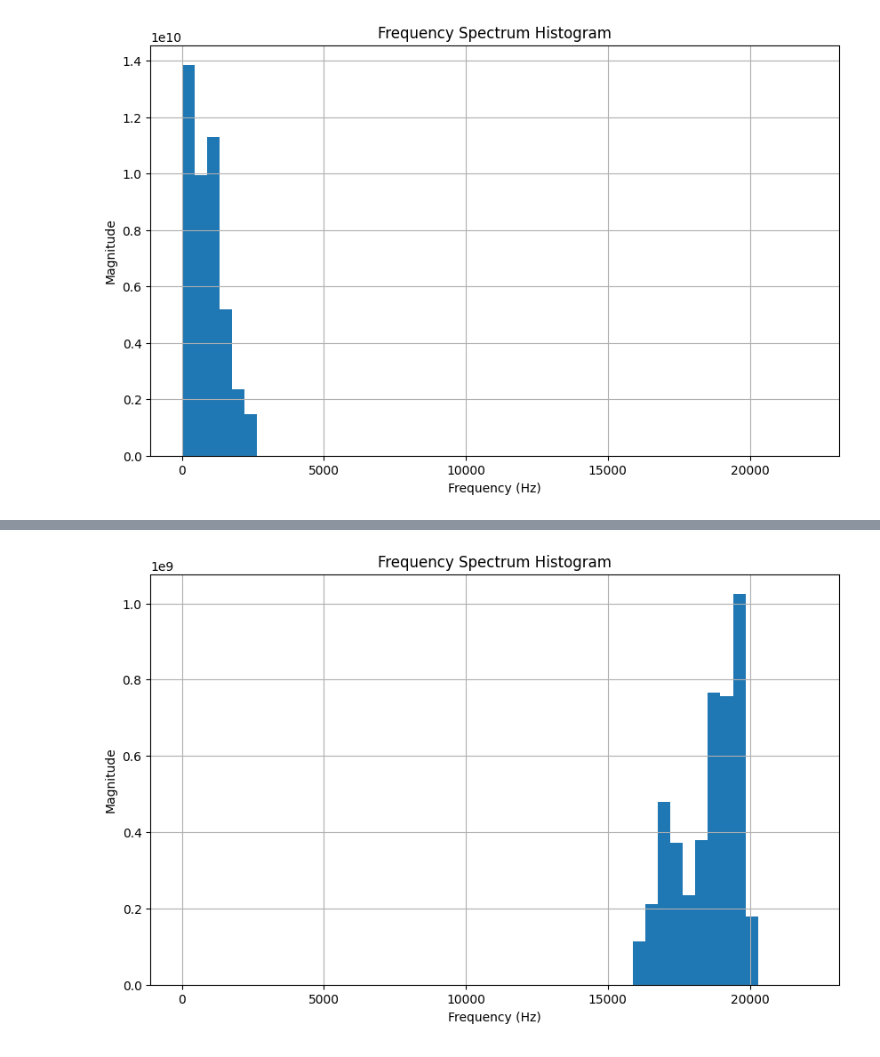
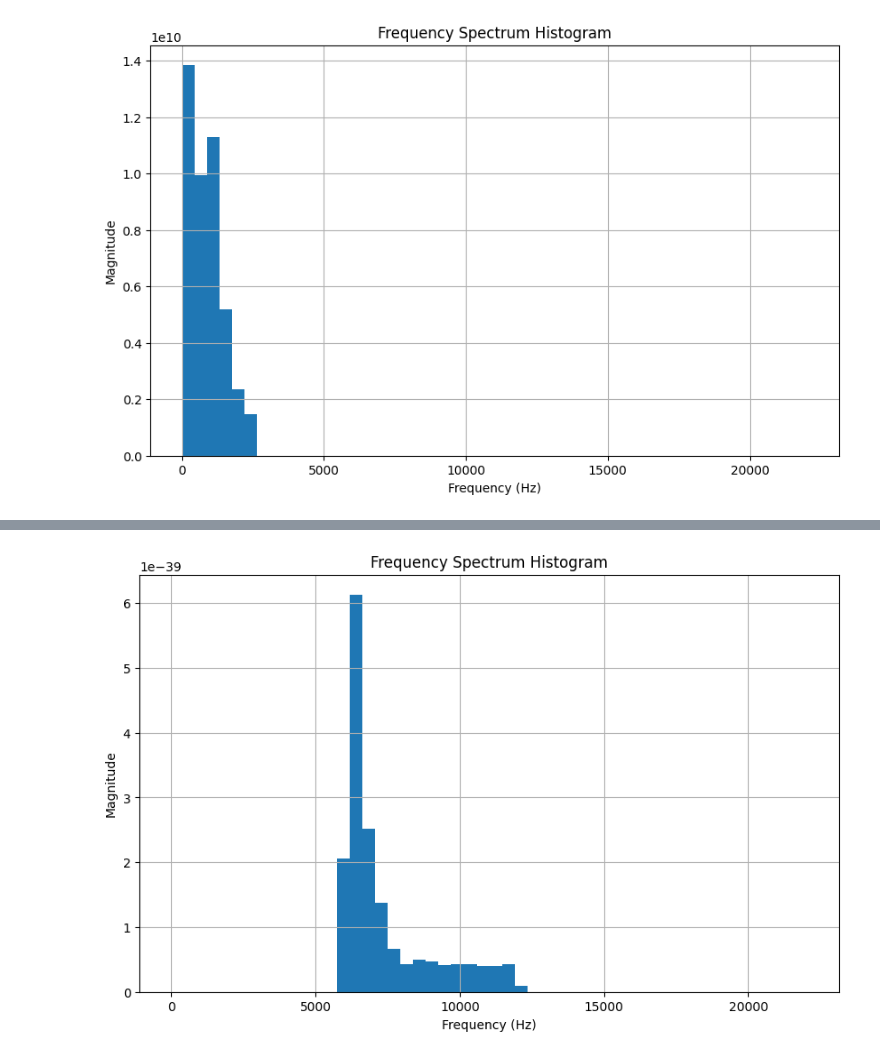
Before and after one commit to KazysV/sap, a Jupyter notebook: 2sap/main.ipynb, the cells around one changed output, grey strips where cells are left out. Drawn from its saved outputs; the diff is of its cells as text; code cells hidden in the pictures.

```diff
--- a/2sap/main.ipynb
+++ b/2sap/main.ipynb
@@ -37,10 +37,10 @@ with wave.open('sample.wav', 'rb') as wav_file:
     plt.figure(figsize=(10, 5))
     plt.plot(time,signal[:len(time)])
     plt.grid()
-    plt.xlabel('Frames')
+    plt.xlabel('Time (s)')
     plt.ylabel('Amplitude')
     plt.title('Sound Signal')
-    plt.savefig('unprocessed_signal.png')
+    plt.savefig('report/unprocessed_signal.png')
     plt.show()
 
 
@@ -402,7 +403,7 @@ def high_pass_filter(signal, sampling_rate, cutoff_freq):
 
     return filtered_signal
 
-def band_pass_filter(signal, sampling_rate, freq_range):
+def band_pass_filter(signal, sampling_rate, freq_range,output):
     # Compute the FFT of the signal
     fft_signal = fft(signal)
 
@@ -422,7 +423,7 @@ def band_pass_filter(signal, sampling_rate, freq_range):
     # Compute the inverse FFT to obtain the filtered signal
     filtered_signal = np.real(ifft(filtered_fft_signal))
 
-    plot_frequency_histogram(filtered_signal, sampling_rate, outputfile='band_pass_spectrum_histogram.png')
+    plot_frequency_histogram(filtered_signal, sampling_rate, outputfile=output)
 
     return filtered_signal
 # %%
@@ -448,6 +455,6 @@ result = band_pass_filter(check_length(signal), sample_rate, (1000, 10000))
 # %%
-result = band_pass_filter(check_length(signal), sample_rate, (16000, 20000))
+result = band_pass_filter(check_length(signal), sample_rate, (6000, 12000),output='report/mid_pass_filter.png')
 
 output_sound(result, sample_rate, sample_width, channels)
 # %% [output]
-[figure, old version]
+[figure, new version]
```
Also changed, not shown: parts of 14 cells of this notebook, 46 other files.
